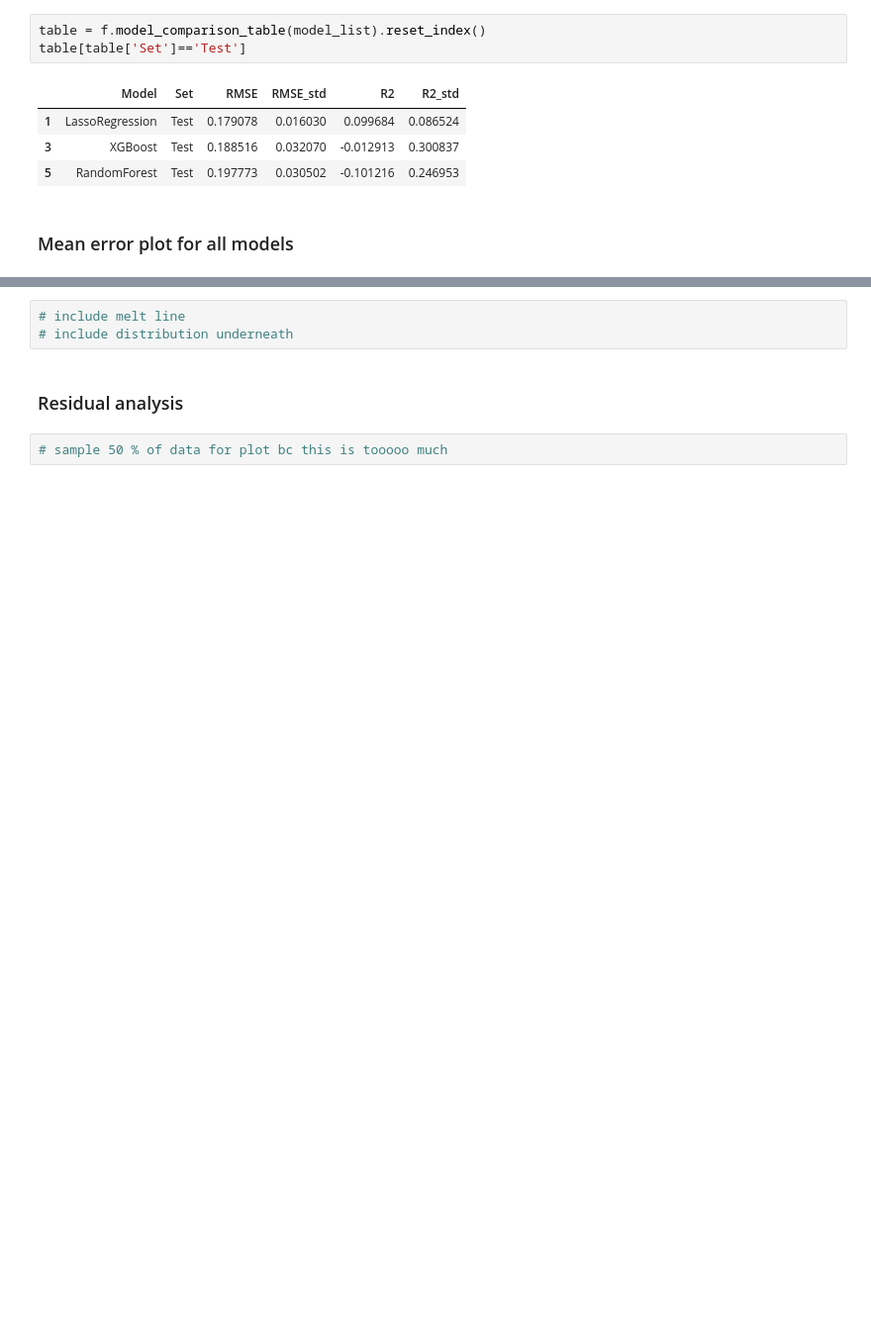
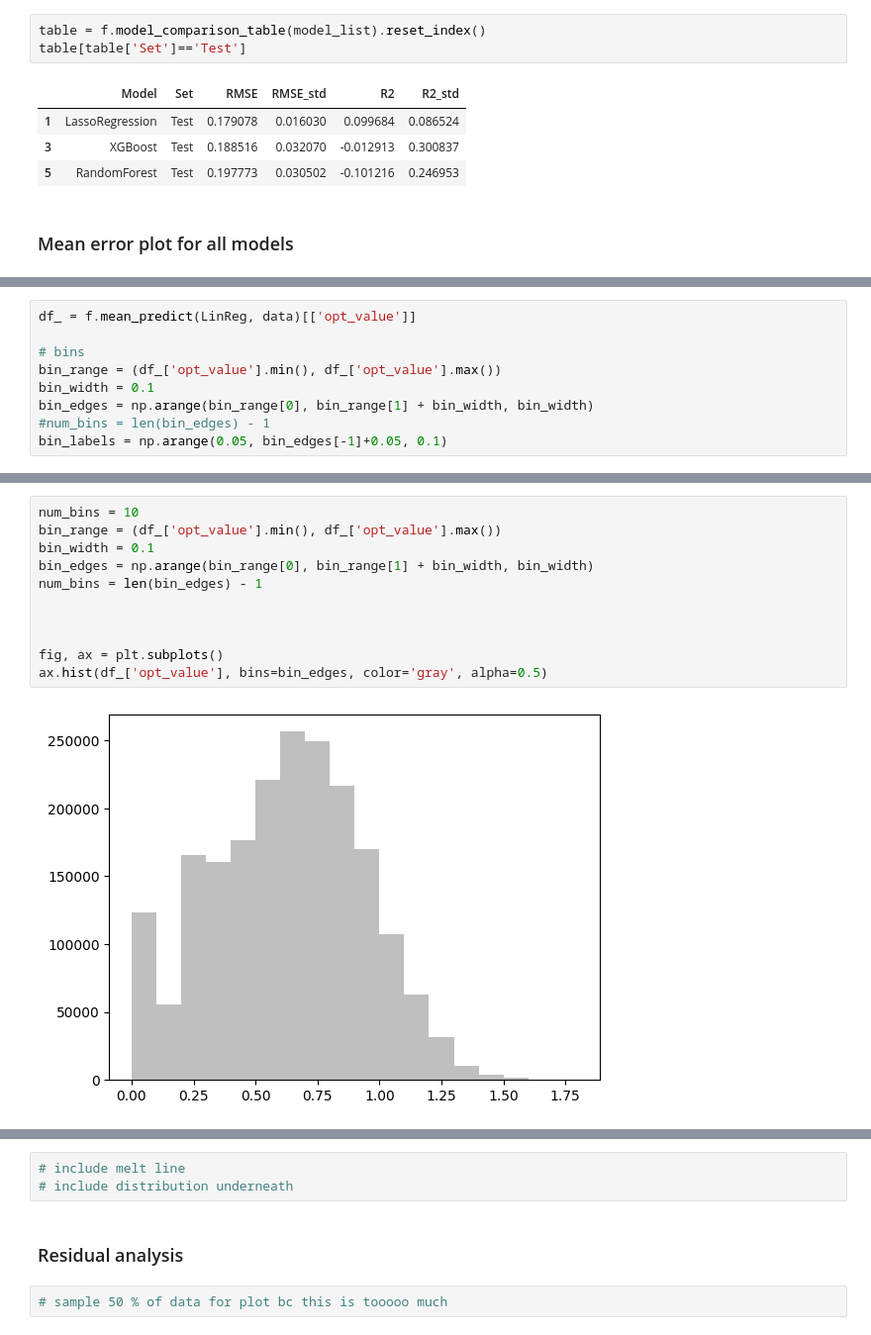
Before and after one commit to linaskerath/RP_Greenland, a Jupyter notebook: Scripts/xx_model_performance_analysis.ipynb, the cells around one changed output, grey strips where cells are left out. Shown: that part at 99% size. Drawn from its saved outputs; the diff is of its cells as text; blank space fills up the shorter version.

```diff
--- a/Scripts/xx_model_performance_analysis.ipynb
+++ b/Scripts/xx_model_performance_analysis.ipynb
@@ -59 +125,10 @@ table[table['Set']=='Test']
+# %%
+df_ = f.mean_predict(LinReg, data)[['opt_value']]
+
+# bins
+bin_range = (df_['opt_value'].min(), df_['opt_value'].max())
+bin_width = 0.1
+bin_edges = np.arange(bin_range[0], bin_range[1] + bin_width, bin_width)
+#num_bins = len(bin_edges) - 1
+bin_labels = np.arange(0.05, bin_edges[-1]+0.05, 0.1)
 # %%
@@ -162,0 +181,13 @@ plt.show()
+# %%
+num_bins = 10
+bin_range = (df_['opt_value'].min(), df_['opt_value'].max())
+bin_width = 0.1
+bin_edges = np.arange(bin_range[0], bin_range[1] + bin_width, bin_width)
+num_bins = len(bin_edges) - 1
+
+
+
+fig, ax = plt.subplots()
+ax.hist(df_['opt_value'], bins=bin_edges, color='gray', alpha=0.5)
+# %% [output]
+[figure, added]
```
Also changed, not shown: parts of 11 cells of this notebook.
